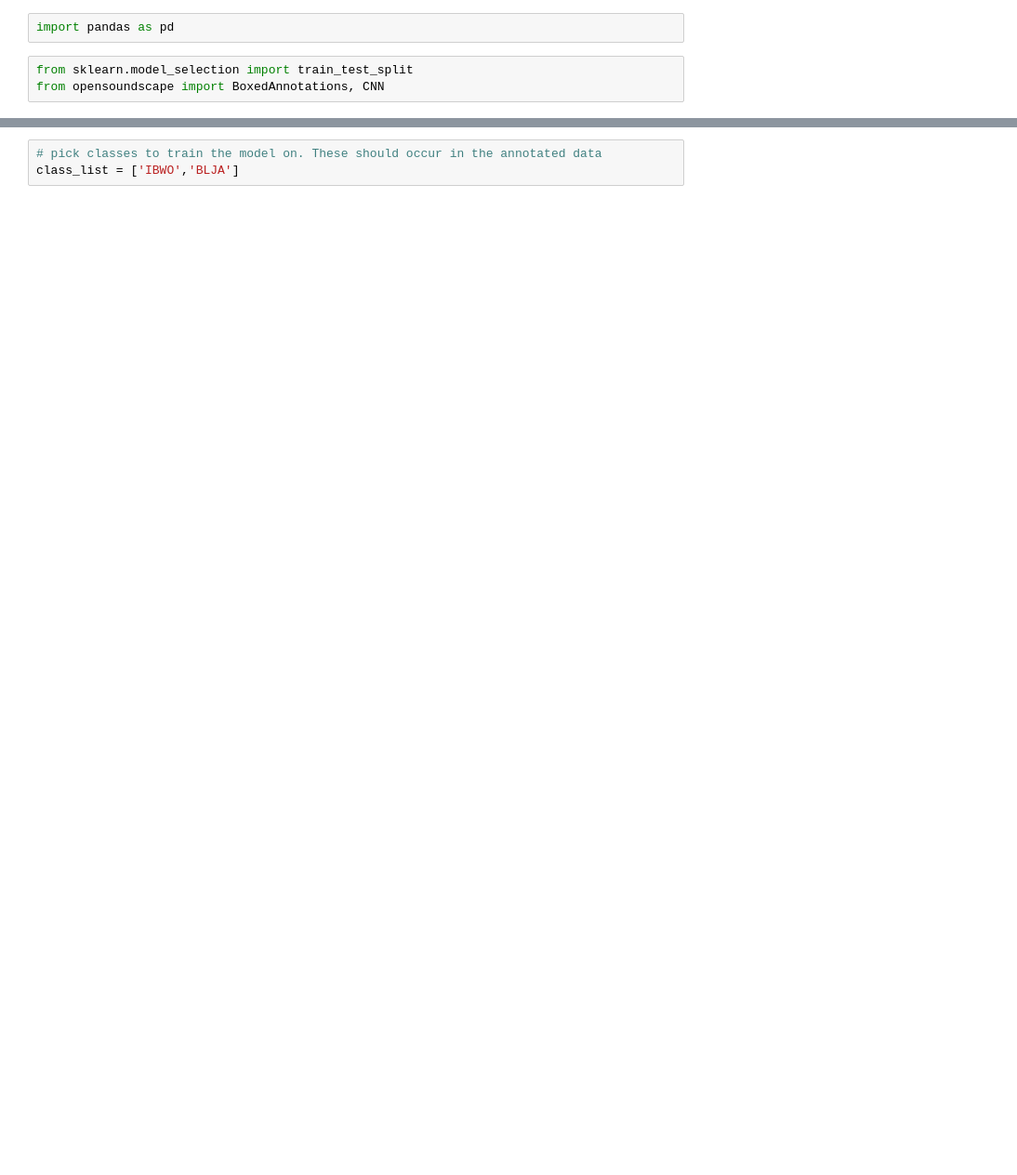
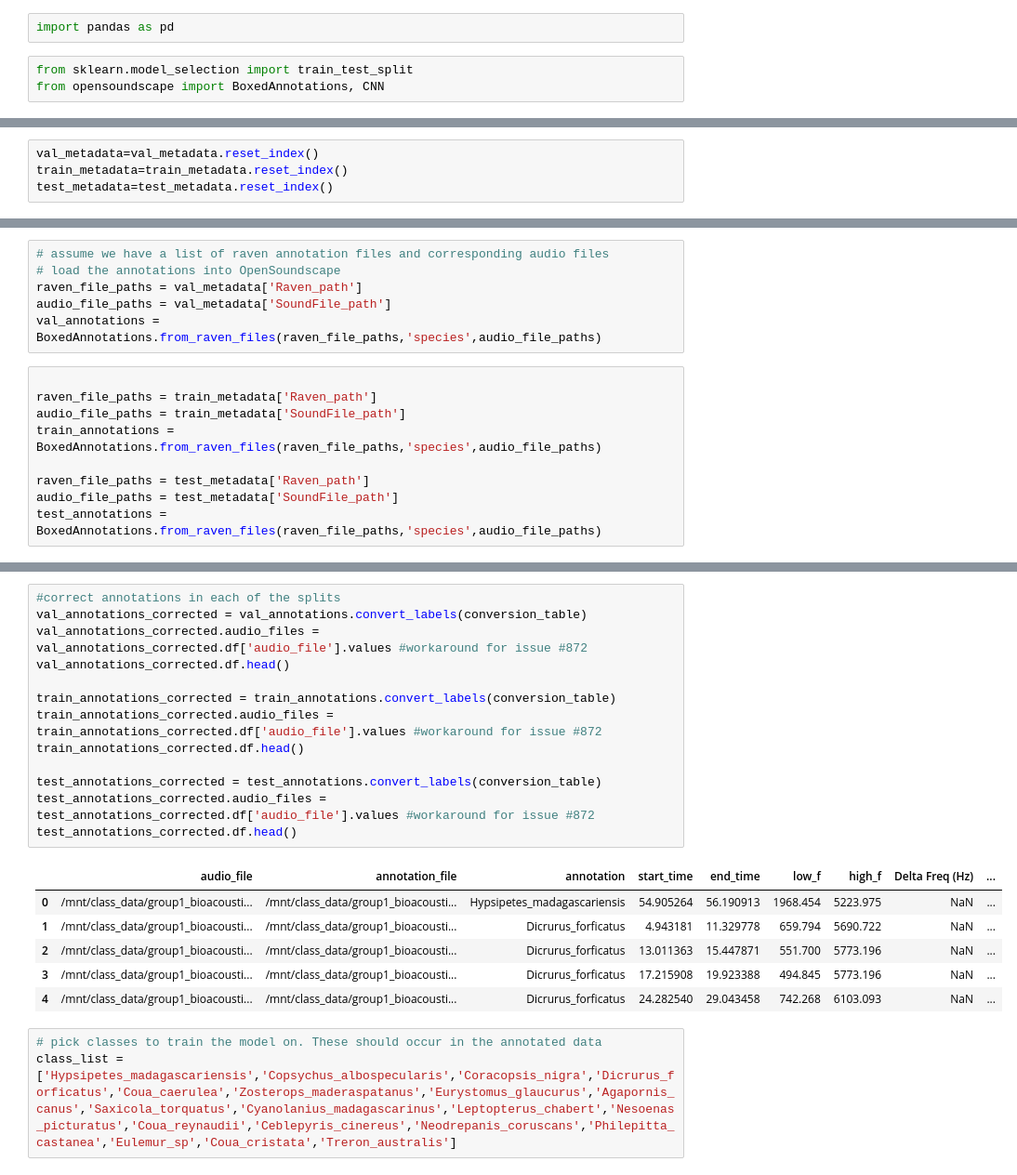
Before and after one commit to smholmes3/rewilding_madagascar, a Jupyter notebook: CNN_model_default.ipynb, the cells around one changed output, grey strips where cells are left out. Shown at 93% size. Saved outputs shown, nothing was run; the diff lists cells and outputs as text; blank space fills up the shorter version.

```diff
--- a/CNN_model_default.ipynb
+++ b/CNN_model_default.ipynb
@@ -15,0 +40,4 @@ metadata.head()
+# %%
+val_metadata=val_metadata.reset_index()
+train_metadata=train_metadata.reset_index()
+test_metadata=test_metadata.reset_index()
@@ -21,0 +70,15 @@ all_annotations = BoxedAnnotations.from_raven_files(raven_file_paths,audio_file_
+# %%
+# assume we have a list of raven annotation files and corresponding audio files
+# load the annotations into OpenSoundscape
+raven_file_paths = val_metadata['Raven_path']
+audio_file_paths = val_metadata['SoundFile_path']
+val_annotations = BoxedAnnotations.from_raven_files(raven_file_paths,'species',audio_file_paths)
+# %%
+
+raven_file_paths = train_metadata['Raven_path']
+audio_file_paths = train_metadata['SoundFile_path']
+train_annotations = BoxedAnnotations.from_raven_files(raven_file_paths,'species',audio_file_paths)
+
+raven_file_paths = test_metadata['Raven_path']
+audio_file_paths = test_metadata['SoundFile_path']
+test_annotations = BoxedAnnotations.from_raven_files(raven_file_paths,'species',audio_file_paths)
@@ -22,4 +111,24 @@ all_annotations = BoxedAnnotations.from_raven_files(raven_file_paths,audio_file_
+# %%
+#correct annotations in each of the splits
+val_annotations_corrected = val_annotations.convert_labels(conversion_table)
+val_annotations_corrected.audio_files = val_annotations_corrected.df['audio_file'].values #workaround for issue #872
+val_annotations_corrected.df.head()
+
+train_annotations_corrected = train_annotations.convert_labels(conversion_table)
+train_annotations_corrected.audio_files = train_annotations_corrected.df['audio_file'].values #workaround for issue #872
+train_annotations_corrected.df.head()
+
+test_annotations_corrected = test_annotations.convert_labels(conversion_table)
+test_annotations_corrected.audio_files = test_annotations_corrected.df['audio_file'].values #workaround for issue #872
+test_annotations_corrected.df.head()
+# %% [output]
+|  | audio_file | annotation_file | annotation | start_time | end_time | low_f | high_f | Delta Freq (Hz) | ... |
+| 0 | /mnt/class_data/group1_bioacousti... | /mnt/class_data/group1_bioacousti... | Hypsipetes_madagascariensis | 54.905264 | 56.190913 | 1968.454 | 5223.975 | NaN | ... |
+| 1 | /mnt/class_data/group1_bioacousti... | /mnt/class_data/group1_bioacousti... | Dicrurus_forficatus | 4.943181 | 11.329778 | 659.794 | 5690.722 | NaN | ... |
+| 2 | /mnt/class_data/group1_bioacousti... | /mnt/class_data/group1_bioacousti... | Dicrurus_forficatus | 13.011363 | 15.447871 | 551.700 | 5773.196 | NaN | ... |
+| 3 | /mnt/class_data/group1_bioacousti... | /mnt/class_data/group1_bioacousti... | Dicrurus_forficatus | 17.215908 | 19.923388 | 494.845 | 5773.196 | NaN | ... |
+| 4 | /mnt/class_data/group1_bioacousti... | /mnt/class_data/group1_bioacousti... | Dicrurus_forficatus | 24.282540 | 29.043458 | 742.268 | 6103.093 | NaN | ... |
 # %%
 # pick classes to train the model on. These should occur in the annotated data
-class_list = ['IBWO','BLJA']
+class_list = ['Hypsipetes_madagascariensis','Copsychus_albospecularis','Coracopsis_nigra','Dicrurus_forficatus','Coua_caerulea','Zosterops_maderaspatanus','Eurystomus_glaucurus','Agapornis_canus','Saxicola_torquatus','Cyanolanius_madagascarinus','Leptopterus_chabert','Nesoenas_picturatus','Coua_reynaudii','Ceblepyris_cinereus','Neodrepanis_coruscans','Philepitta_castanea','Eulemur_sp','Coua_cristata','Treron_australis']
 # %%
```
Also changed, not shown: parts of 13 cells of this notebook, 1 other file.
